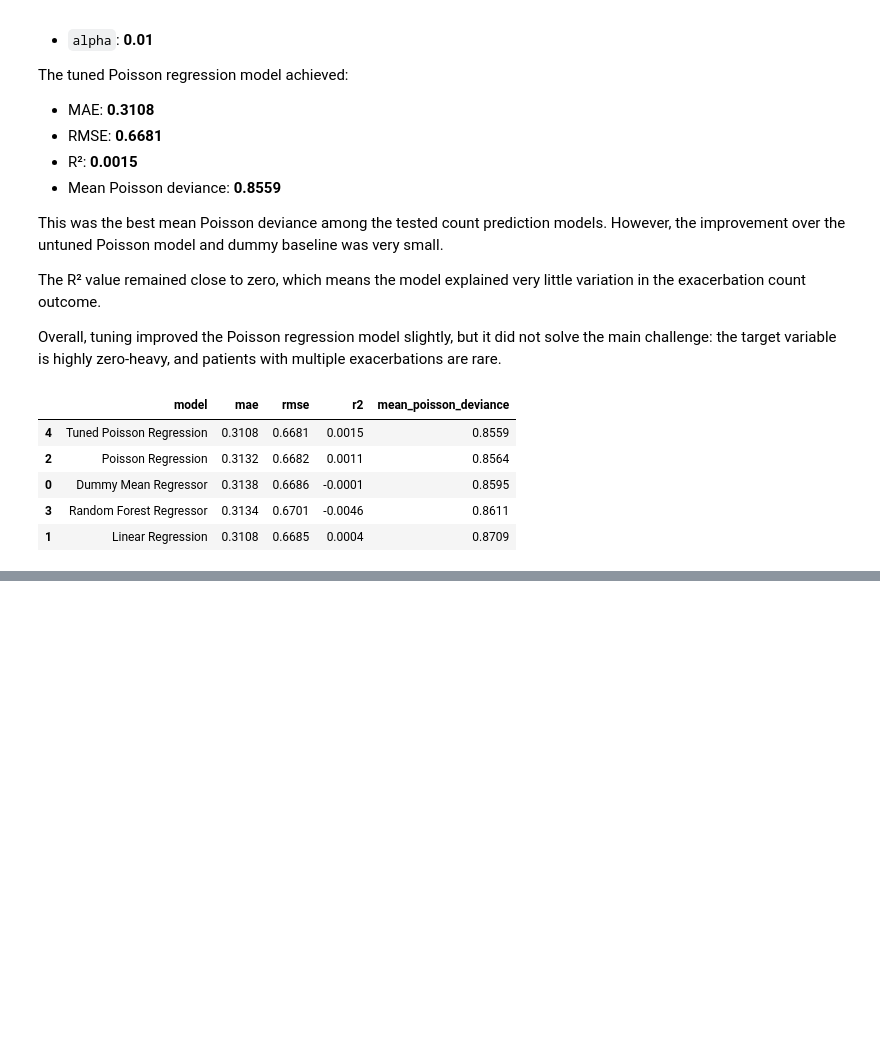
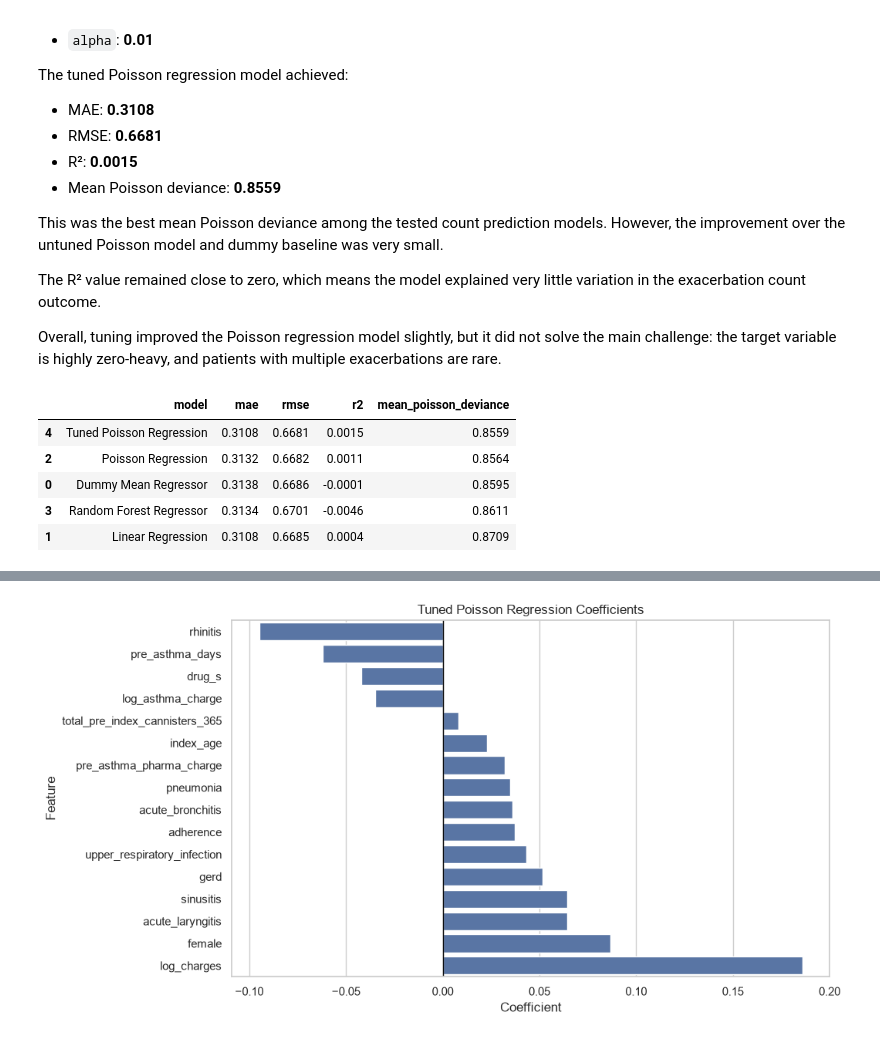
Before and after one commit to tarachd/drug-efficacy-asthma-ml, a Jupyter notebook: notebooks/05_count_prediction_modeling.ipynb, the cells around one changed output, grey strips where cells are left out. Cells and saved outputs as stored; diff of their text form; code cells hidden in the pictures; blank space fills up the shorter version.

```diff
--- a/notebooks/05_count_prediction_modeling.ipynb
+++ b/notebooks/05_count_prediction_modeling.ipynb
@@ -653,0 +690,18 @@ count_model_results_final.sort_values("mean_poisson_deviance")
+# %%
+# To find predictors coefficients for tuned poisson
+#
+trained_poisson_model = best_poisson.named_steps["model"]
+
+poisson_coefficients = pd.DataFrame({
+    "feature": X_train.columns,
+    "coefficient": trained_poisson_model.coef_
+})
+
+poisson_coefficients["abs_coefficient"] = poisson_coefficients["coefficient"].abs()
+
+poisson_coefficients = poisson_coefficients.sort_values(
+    "abs_coefficient",
+    ascending=False
+)
+
+poisson_coefficients
@@ -653,0 +726,21 @@ count_model_results_final.sort_values("mean_poisson_deviance")
+# %%
+# Plotting them
+
+plt.figure(figsize=(10, 6))
+
+poisson_coef_plot_data = poisson_coefficients.sort_values("coefficient")
+
+sns.barplot(
+    data=poisson_coef_plot_data,
+    x="coefficient",
+    y="feature"
+)
+
+plt.axvline(0, color="black", linewidth=1)
+
+plt.title("Tuned Poisson Regression Coefficients")
+plt.xlabel("Coefficient")
+plt.ylabel("Feature")
+plt.show()
+# %% [output]
+[figure, added]
```
Also changed, not shown: parts of 6 cells of this notebook.
